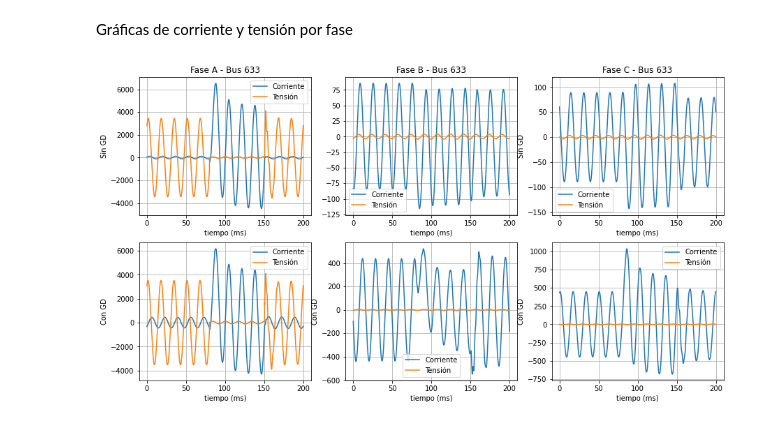
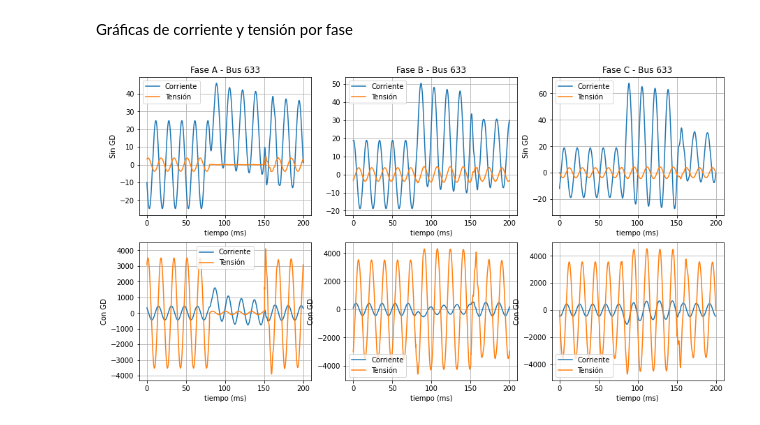
Before and after one commit to rickituri98/Fault_Classifier_CNN, a Jupyter notebook: CNN_Validation.ipynb, the cells around one changed output. Saved outputs shown, nothing was run; the diff lists cells and outputs as text; code cells hidden in the pictures.

```diff
--- a/CNN_Validation.ipynb
+++ b/CNN_Validation.ipynb
@@ -646,52 +634,53 @@ plt.grid()
 # %% [markdown]
 Gráficas de corriente y tensión por fase
 # %%
+## NODO 633
 plt.figure(figsize=(15, 8))
 plt.subplot(2, 3, 1)
-plt.plot(xtime, values_nogd[3]) # fase a
-plt.plot(xtime, np.dot(1000,values_nogd[0])) # fase a
+plt.plot(xtime, values_nogd[15]) # fase a
+plt.plot(xtime, values_nogd[18]) # fase a
 plt.xlabel('tiempo (ms)')
 plt.title('Fase A - Bus 633')
 plt.ylabel('Sin GD')
 plt.grid()
 plt.legend(['Corriente', 'Tensión'])
 plt.subplot(2, 3, 2)
-plt.plot(xtime, values_nogd[4]) # fase b
-plt.plot(xtime, values_nogd[1]) # fase b
+plt.plot(xtime, values_nogd[16]) # fase b
+plt.plot(xtime, values_nogd[19]) # fase b
 plt.legend(['Corriente', 'Tensión'])
 plt.title('Fase B - Bus 633')
 plt.xlabel('tiempo (ms)')
 plt.grid()
 plt.subplot(2, 3, 3)
-plt.plot(xtime, values_nogd[5]) # fase c
-plt.plot(xtime, values_nogd[2]) # fase c
+plt.plot(xtime, values_nogd[17]) # fase c
+plt.plot(xtime, values_nogd[20]) # fase c
 plt.xlabel('tiempo (ms)')
 plt.title('Fase C - Bus 633')
 plt.ylabel('Sin GD')
 plt.grid()
 plt.legend(['Corriente', 'Tensión'])
 plt.subplot(2, 3, 4)
-plt.plot(xtime, values_gd[-8]) # fase a
-plt.plot(xtime, np.dot(1000,values_gd[-3])) # fase a
+plt.plot(xtime, values_gd[15]) # fase a
+plt.plot(xtime, np.dot(1000,values_gd[18])) # fase a
 plt.legend(['Corriente', 'Tensión'])
 plt.xlabel('tiempo (ms)')
 plt.ylabel('Con GD')
 plt.grid()
 plt.subplot(2, 3, 5)
-plt.plot(xtime, values_gd[-9]) # fase b
-plt.plot(xtime, values_gd[-2]) # fase b
+plt.plot(xtime, values_gd[16]) # fase b
+plt.plot(xtime, np.dot(1000,values_gd[19])) # fase b
 plt.xlabel('tiempo (ms)')
 plt.ylabel('Con GD')
 plt.grid()
 plt.legend(['Corriente', 'Tensión'])
 plt.subplot(2, 3, 6)
-plt.plot(xtime, values_gd[-7]) # fase c
-plt.plot(xtime, values_gd[-1]) # fase c
+plt.plot(xtime, values_gd[17]) # fase c
+plt.plot(xtime, np.dot(1000,values_gd[20])) # fase c
 plt.xlabel('tiempo (ms)')
 plt.ylabel('Con GD')
 plt.legend(['Corriente', 'Tensión'])
 plt.grid()
 plt.show()
 # %% [output]
-[figure, old version]
+[figure, new version]
 # %%
```
Also changed, not shown: parts of 3 cells of this notebook.
